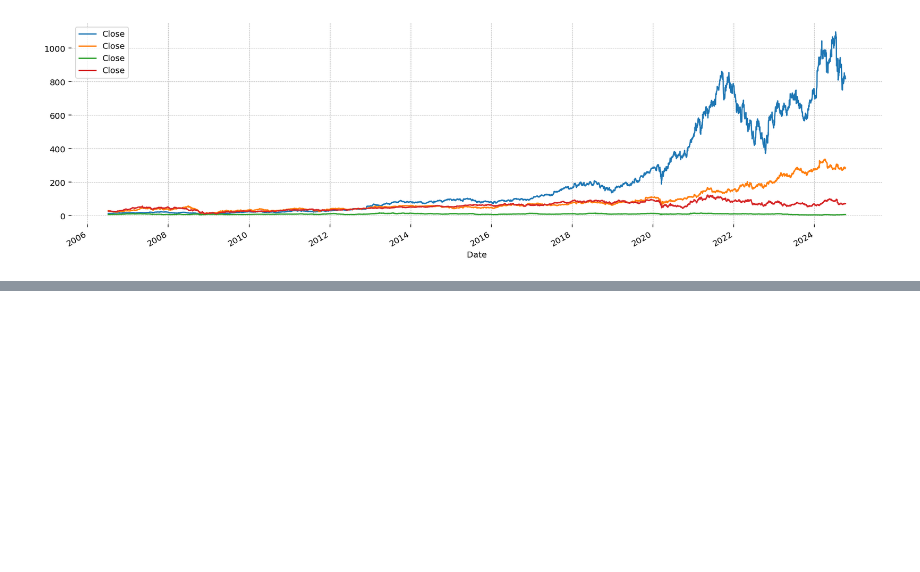
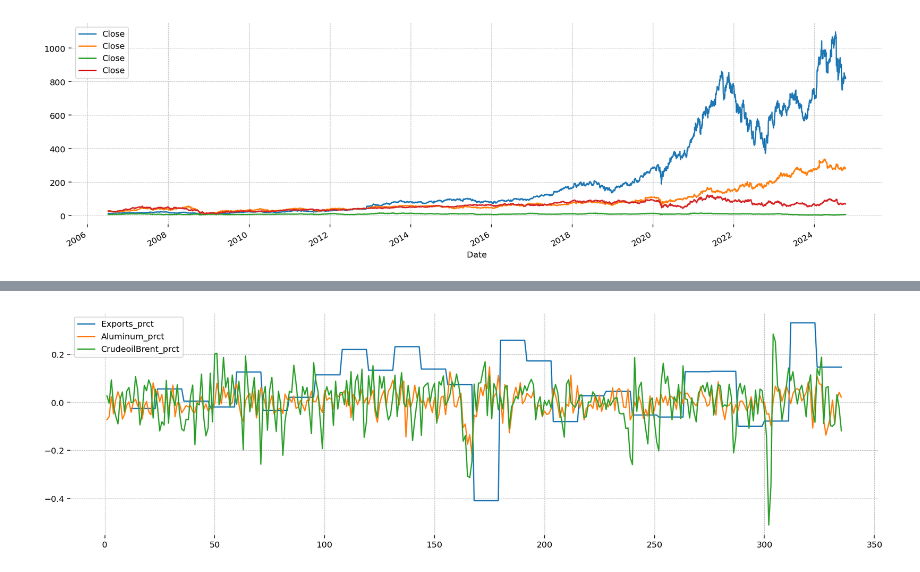
Before and after one commit to powell001/API_Data, a Jupyter notebook: code/googleFinance.ipynb, the cells around one changed output, grey strips where cells are left out. Saved outputs shown, nothing was run; the diff lists cells and outputs as text; code cells hidden in the pictures; blank space fills up the shorter version.

```diff
--- a/code/googleFinance.ipynb
+++ b/code/googleFinance.ipynb
@@ -127,3 +114,15 @@ China
 Guinea
 Brazil
 India
+# %%
+exportsAluminium = pd.read_csv(r"exportsAluminium.csv", index_col=[0])
+exportsAluminium = exportsAluminium.sum(axis=0).to_frame()
+exportsAluminium['Year'] = exportsAluminium.index
+exportsAluminium.rename(columns={0: "Exports"}, inplace=True)
+exportsAluminium['Exports_prct'] = np.log(exportsAluminium['Exports']).diff()
+exportsAluminium['Year'] = exportsAluminium['Year'].astype("int")
+# %%
+data_original['Year'] = data_original.index.year
+data_original.dtypes
+data_original.to_csv("tmp2.csv")
+data_original
@@ -129,0 +143,4 @@ India
+# %%
+
+data_new = pd.merge(data_original, exportsAluminium, on="Year")
+data_new.dtypes
@@ -129,0 +156,5 @@ India
+# %%
+
+data_new['Aluminum_prct'] = np.log(data_new['Aluminum']).diff()
+data_new['CrudeoilBrent_prct'] = np.log(data_new['Crude oil, Brent']).diff()
+data_new
@@ -129,0 +175,5 @@ India
+# %%
+data_new[['Exports_prct', 'Aluminum_prct', 'CrudeoilBrent_prct']].plot()
+plt.savefig("ExportsAluminum_OilPrice_AluminiumPrice")
+# %% [output]
+[figure, added]
```
Also changed, not shown: parts of 10 cells of this notebook, 1 other file.
